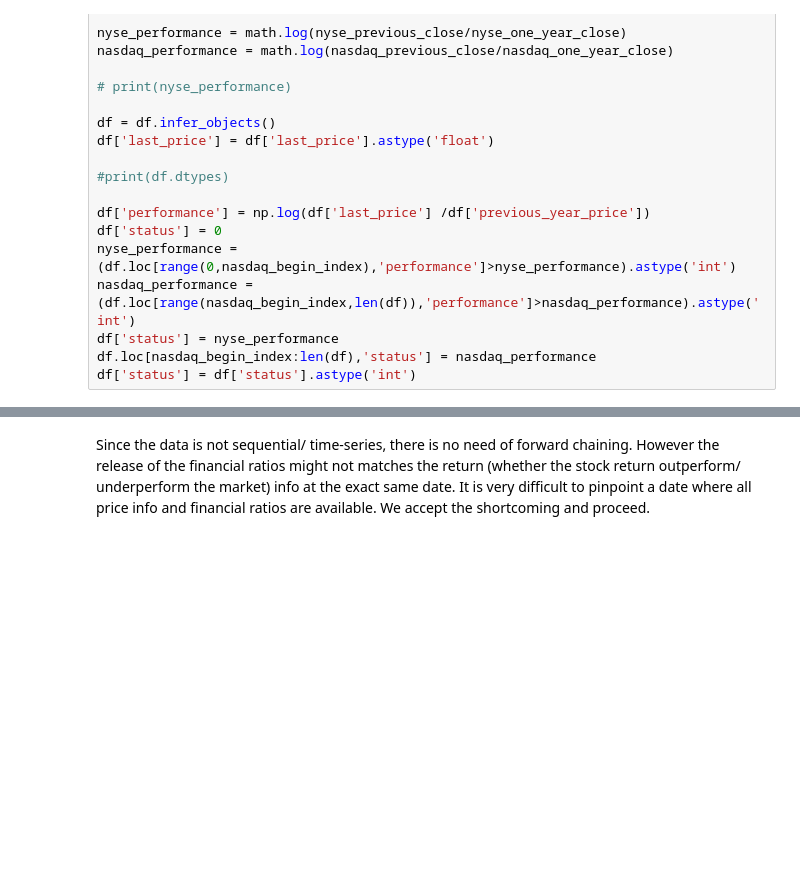
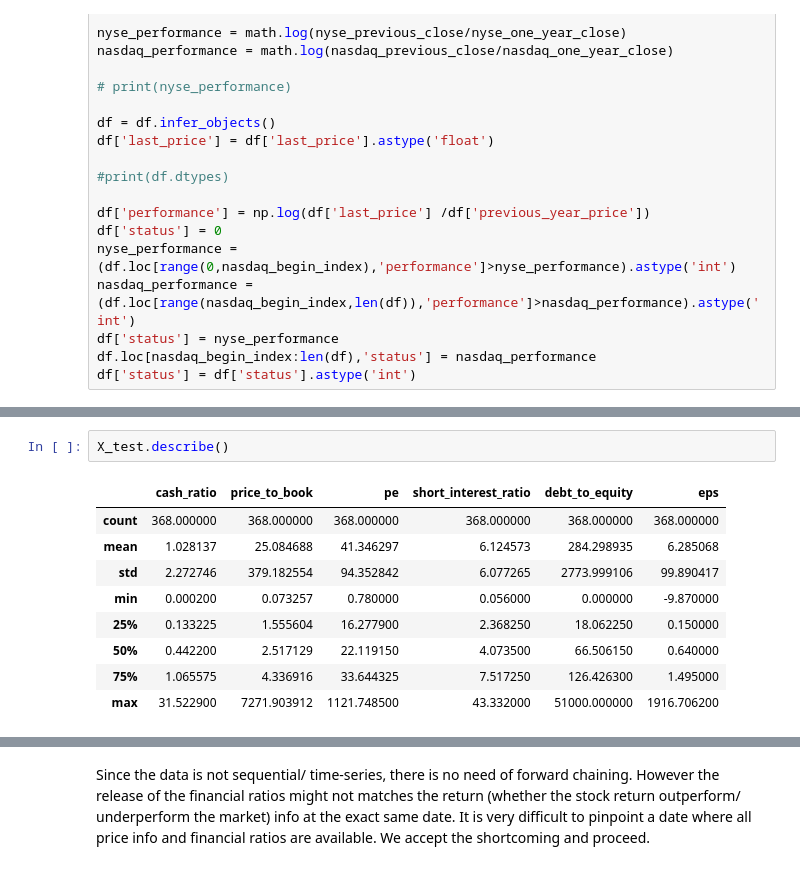
Before and after one commit to Alex-Oiko/stock-predictor, a Jupyter notebook: Stock Picker.ipynb, the cells around one changed output, grey strips where cells are left out. Saved outputs shown, nothing was run; the diff lists cells and outputs as text; blank space fills up the shorter version.

```diff
--- a/Stock Picker.ipynb
+++ b/Stock Picker.ipynb
@@ -142,0 +123,12 @@ y_test_true = y_test_true.dropna()
+# %%
+X_test.describe()
+# %% [output]
+|  | cash_ratio | price_to_book | pe | short_interest_ratio | debt_to_equity | eps |
+| count | 368.000000 | 368.000000 | 368.000000 | 368.000000 | 368.000000 | 368.000000 |
+| mean | 1.028137 | 25.084688 | 41.346297 | 6.124573 | 284.298935 | 6.285068 |
+| std | 2.272746 | 379.182554 | 94.352842 | 6.077265 | 2773.999106 | 99.890417 |
+| min | 0.000200 | 0.073257 | 0.780000 | 0.056000 | 0.000000 | -9.870000 |
+| 25% | 0.133225 | 1.555604 | 16.277900 | 2.368250 | 18.062250 | 0.150000 |
+| 50% | 0.442200 | 2.517129 | 22.119150 | 4.073500 | 66.506150 | 0.640000 |
+| 75% | 1.065575 | 4.336916 | 33.644325 | 7.517250 | 126.426300 | 1.495000 |
+| max | 31.522900 | 7271.903912 | 1121.748500 | 43.332000 | 51000.000000 | 1916.706200 |
```
Also changed, not shown: parts of 33 cells of this notebook, 2 other files.
